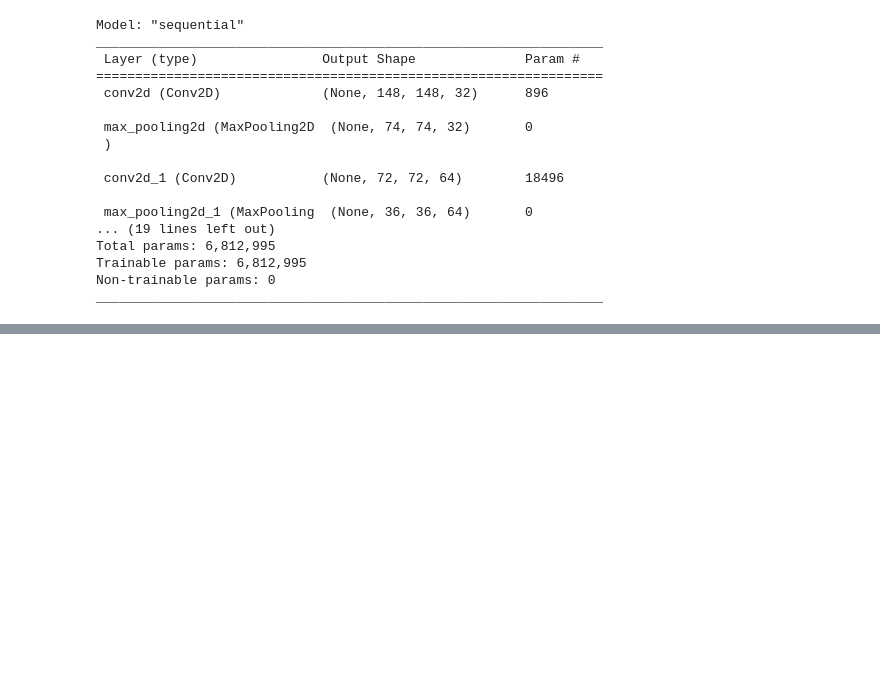
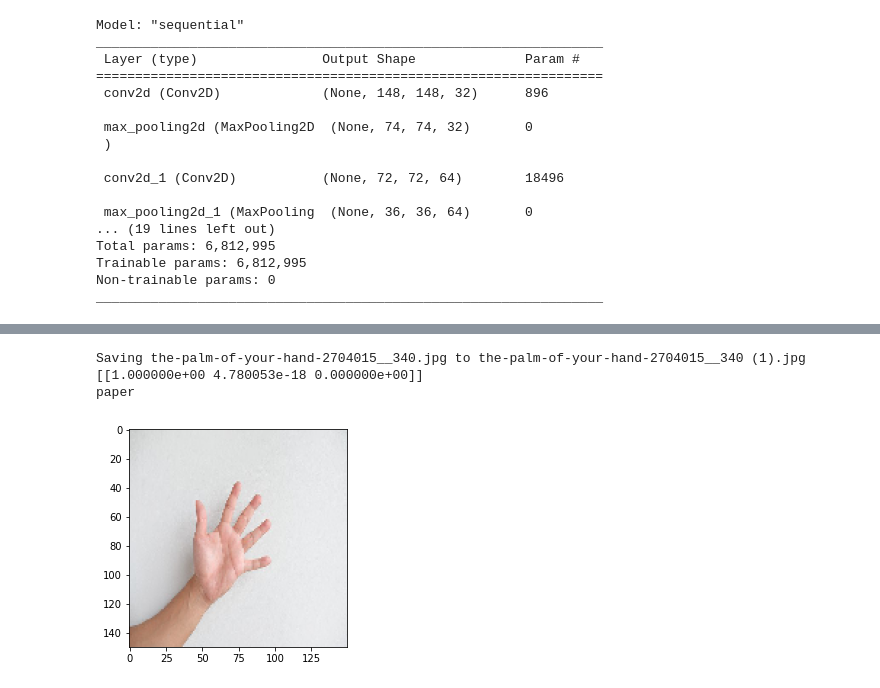
Before and after one commit to ziss11/rps-image-classification, a Jupyter notebook: RockPaperScissorsImageClassifications.ipynb, the cells around one changed output, grey strips where cells are left out. Cells and saved outputs as stored; diff of their text form; code cells hidden in the pictures; blank space fills up the shorter version.

```diff
--- a/RockPaperScissorsImageClassifications.ipynb
+++ b/RockPaperScissorsImageClassifications.ipynb
@@ -163,25 +166,24 @@ Akurasi telah melewati 95%
 # %%
 uploaded = files.upload()
 
 for fn in uploaded.keys():
-  path = imgs_file_name[0]
+  path = fn
   img = image.load_img(path, target_size=(150,150))
 
   imgplot = plt.imshow(img)
   x = image.img_to_array(img)
   x = np.expand_dims(x, axis = 0)
   images = np.vstack([x])
 
   classes = model.predict(images, batch_size=10)
-  output = np.argmax(classes)
+  index = np.argmax(classes)
+  classNames = ["paper", "rock", "scissror"]
 
   print(classes)
-
-  if output==0:
-    print('paper')
-  elif output==1:
-    print('rock')
-  elif output==2:
-    print('scissor')
+  print(classNames[index])
 # %% [output]
 [interactive output not drawn]
+Saving the-palm-of-your-hand-2704015__340.jpg to the-palm-of-your-hand-2704015__340 (1).jpg
+[[1.000000e+00 4.780053e-18 0.000000e+00]]
+paper
+[figure, added]
```
Also changed, not shown: parts of 4 cells of this notebook.
